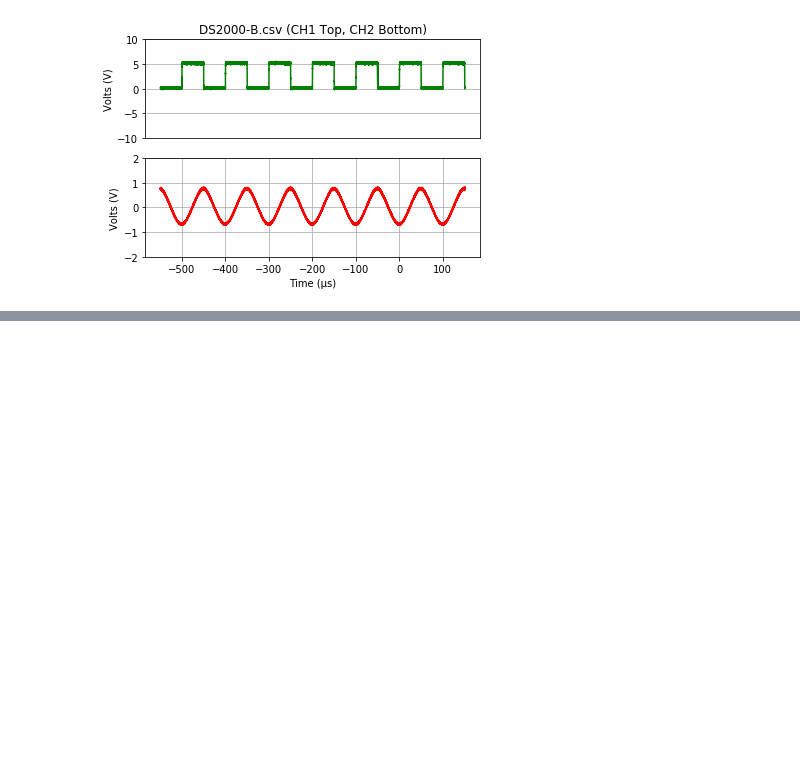
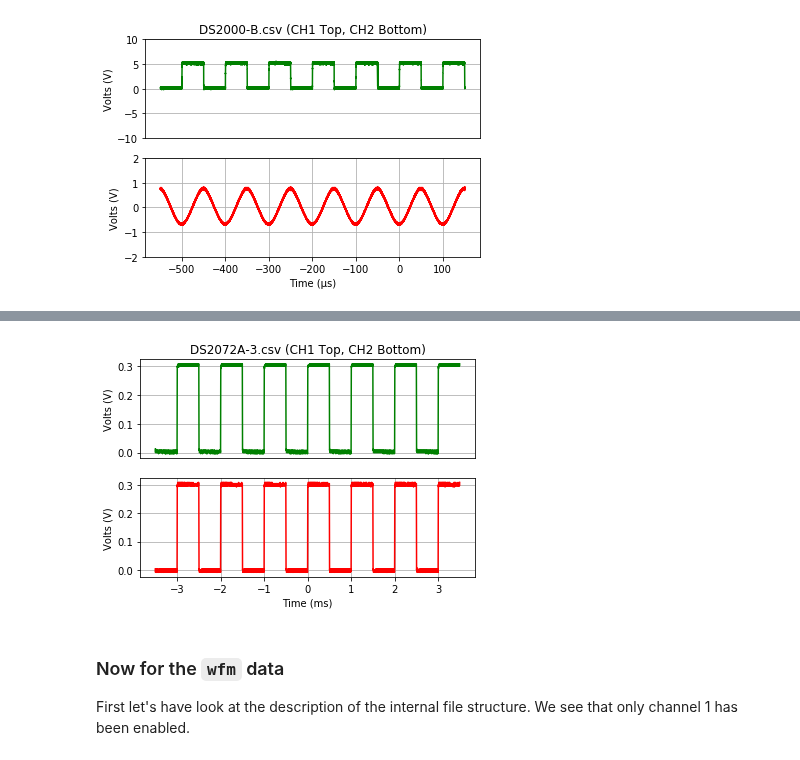
Before and after one commit to scottprahl/RigolWFM, a Jupyter notebook: docs/1-DS2000-Waveforms.ipynb, the cells around one changed output, grey strips where cells are left out. Saved outputs shown, nothing was run; the diff lists cells and outputs as text; code cells hidden in the pictures; blank space fills up the shorter version.

```diff
--- a/docs/1-DS2000-Waveforms.ipynb
+++ b/docs/1-DS2000-Waveforms.ipynb
@@ -198,0 +299,26 @@ plt.show()
+# %%
+filename = "DS2072A-3.csv"
+csv_data = read_rigol_csv(repo+filename)
+
+plt.subplot(211)
+plt.plot(csv_data[0]*1e3,csv_data[1], color='green')
+plt.title(filename + " (CH1 Top, CH2 Bottom)")
+plt.ylabel("Volts (V)")
+#plt.ylim(-10,10)
+plt.grid(True)
+plt.xticks([])
+
+plt.subplot(212)
+plt.plot(csv_data[0]*1e3,csv_data[2], color='red')
+plt.xlabel("Time (ms)")
+plt.ylabel("Volts (V)")
+plt.grid(True)
+#plt.ylim(-2,2)
+
+plt.show()
+# %% [output]
+[figure, added]
+# %% [markdown]
+### Now for the `wfm` data
+
+First let's have look at the description of the internal file structure. We see that only channel 1 has been enabled.
```
Also changed, not shown: parts of 12 cells of this notebook, 2 other files.
